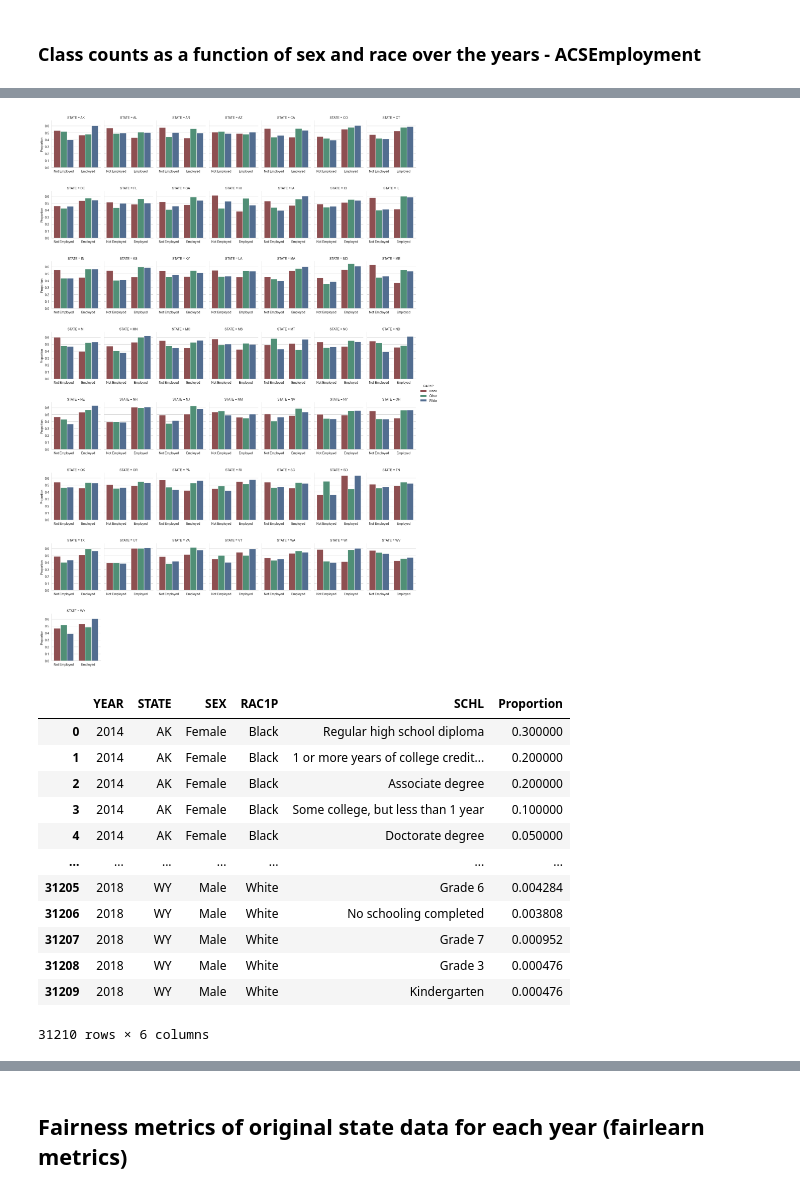
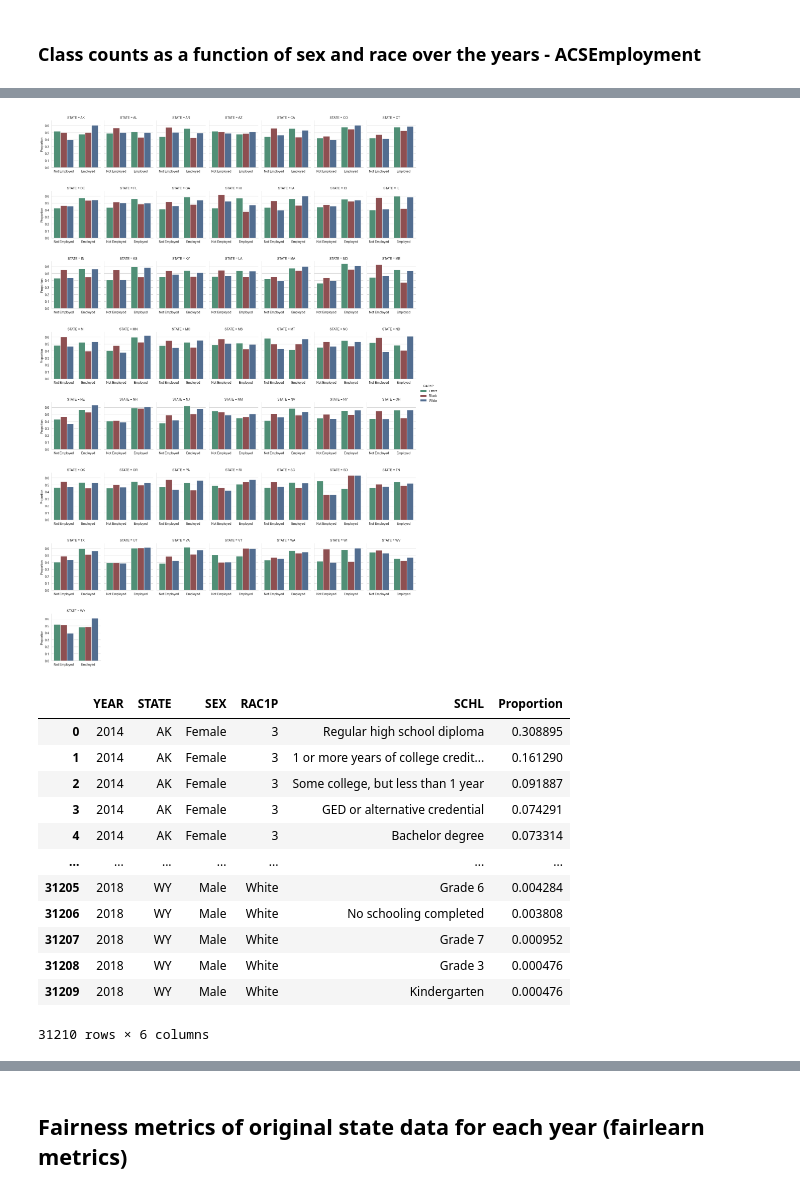
Before and after one commit to SaraBonati/fair_ml_thesis, a Jupyter notebook: notebooks/figures.ipynb, the cells around one changed output, grey strips where cells are left out. Saved outputs shown, nothing was run; the diff lists cells and outputs as text; code cells hidden in the pictures.

Commit message:
remove old figures

```diff
--- a/notebooks/figures.ipynb
+++ b/notebooks/figures.ipynb
@@ -170,0 +184,6 @@ df1.groupby(by=['YEAR','STATE','SEX','RAC1P'])['ESR'].value_counts(normalize=Tru
+# %%
+y=2014
+#esr_df = df1.groupby(by=['YEAR','STATE','SEX','RAC1P'])['ESR'].value_counts(normalize=True).to_frame('Proportion')
+# .reset_index()
+esr_df = df1.groupby(by=['YEAR','STATE','SEX'])['ESR'].value_counts(normalize=True).to_frame('Proportion').reset_index()
+esr_df
@@ -171,12 +204,6 @@ df1.groupby(by=['YEAR','STATE','SEX','RAC1P'])['ESR'].value_counts(normalize=Tru
 # %%
-# create a plot for all states
-#for task in task_infos["task_names"]:
-#    task_data = pd.read_csv(os.path.join(ddir2, task, f"{task}.csv"),sep="\t")
-#    task_data.loc[task_data['RAC1P']>2,'RAC1P']=3
-#    sns.catplot(data=task_data, x="ESR", hue="SEX",row="RAC1P", col="YEAR",kind="count", height=4, aspect=.6)
-y=2014
-esr_df = df1.groupby(by=['YEAR','STATE','SEX','RAC1P'])['ESR'].value_counts(normalize=True).to_frame('Proportion').reset_index()
-g = sns.catplot(data=esr_df[esr_df['YEAR']==2014], x="ESR",y='Proportion', hue="SEX", col="STATE",col_wrap=7,kind="bar",
+# plot
+g = sns.catplot(data=esr_df[esr_df['YEAR']==y], x="ESR",y='Proportion', hue="SEX", col="STATE",col_wrap=7,kind="bar",
             errorbar=None,
             height=6,palette={'Female': 'coral', 'Male': 'teal'}, aspect=.4) #4,0.6
 for ax in g.axes:
@@ -184,5 +211,5 @@ for ax in g.axes:
     ax.set_xlabel("")
     ax.set_ylabel("Proportion")
     plt.subplots_adjust(bottom=0.5,hspace=0.5)
-plt.savefig(os.path.join(fdir,task,f'ESR_distribution_dependent_on_SEX_{task}_{y}.pdf'),format='pdf',dpi=300)
+plt.savefig(os.path.join(fdir,task,f'new_ESR_distribution_dependent_on_SEX_{task}_{y}.pdf'),format='pdf',dpi=300)
 # %% [output]
@@ -189,0 +217,4 @@ plt.savefig(os.path.join(fdir,task,f'ESR_distribution_dependent_on_SEX_{task}_{y
+# %%
+esr_df2 = df1.groupby(by=['YEAR','STATE','RAC1P'])['ESR'].value_counts(normalize=True).to_frame('Proportion')\
+    .reset_index()
+esr_df2
@@ -189,0 +235,3 @@ plt.savefig(os.path.join(fdir,task,f'ESR_distribution_dependent_on_SEX_{task}_{y
+# %%
+esr_df2.loc[esr_df2['RAC1P']==3,'RAC1P']='Other'
+esr_df2
@@ -190,17 +252,17 @@ plt.savefig(os.path.join(fdir,task,f'ESR_distribution_dependent_on_SEX_{task}_{y
 # %%
-g = sns.catplot(data=esr_df[esr_df['YEAR']==2014], x="ESR",y='Proportion', hue="RAC1P", col="STATE",col_wrap=7,
+g = sns.catplot(data=esr_df2[esr_df2['YEAR']==2014], x="ESR",y='Proportion', hue="RAC1P", col="STATE",col_wrap=7,
             kind="bar",
             errorbar=None,
             height=6,palette={'White':'#476C9B','Black':'#984447','Other':'#469978'}, aspect=.4)
 for ax in g.axes:
     ax.tick_params(labelbottom=True)
     ax.set_xlabel("")
     ax.set_ylabel("Proportion")
     plt.subplots_adjust(bottom=0.5,hspace=0.5)
 
-plt.savefig(os.path.join(fdir,task,f'ESR_distribution_dependent_on_RAC1P_{task}_{y}.pdf'),format='pdf',dpi=300)
+plt.savefig(os.path.join(fdir,task,f'new_ESR_distribution_dependent_on_RAC1P_{task}_{y}.pdf'),format='pdf',dpi=300)
 # %% [output]
-[figure, old version]
+[figure, new version]
 # %%
 # employment status
 SCHL= {
@@ -228,18 +290,18 @@ SCHL= {
     22:"Master degree",
     23:"Professional degree beyond a bachelor degree",
     24:"Doctorate degree"}
-df1.loc[:, 'SCHL'] = df1['SCHL'].astype(np.int64)
+#df1.loc[:, 'SCHL'] = df1['SCHL'].astype(np.int64)
 df1['SCHL'] = df1['SCHL'].map(SCHL)
 edu_df = df1.groupby(by=['YEAR','STATE','SEX','RAC1P'])['SCHL'].value_counts(normalize=True).to_frame('Proportion')\
     .reset_index()
 edu_df
 # %% [output]
 |  | YEAR | STATE | SEX | RAC1P | SCHL | Proportion |
-| 0 | 2014 | AK | Female | Black | Regular high school diploma | 0.300000 |
-| 1 | 2014 | AK | Female | Black | 1 or more years of college credit... | 0.200000 |
-| 2 | 2014 | AK | Female | Black | Associate degree | 0.200000 |
-| 3 | 2014 | AK | Female | Black | Some college, but less than 1 year | 0.100000 |
-| 4 | 2014 | AK | Female | Black | Doctorate degree | 0.050000 |
+| 0 | 2014 | AK | Female | 3 | Regular high school diploma | 0.308895 |
+| 1 | 2014 | AK | Female | 3 | 1 or more years of college credit... | 0.161290 |
+| 2 | 2014 | AK | Female | 3 | Some college, but less than 1 year | 0.091887 |
+| 3 | 2014 | AK | Female | 3 | GED or alternative credential | 0.074291 |
+| 4 | 2014 | AK | Female | 3 | Bachelor degree | 0.073314 |
 | ... | ... | ... | ... | ... | ... | ... |
 | 31205 | 2018 | WY | Male | White | Grade 6 | 0.004284 |
 | 31206 | 2018 | WY | Male | White | No schooling completed | 0.003808 |
```
Also changed, not shown: parts of 47 cells of this notebook.
